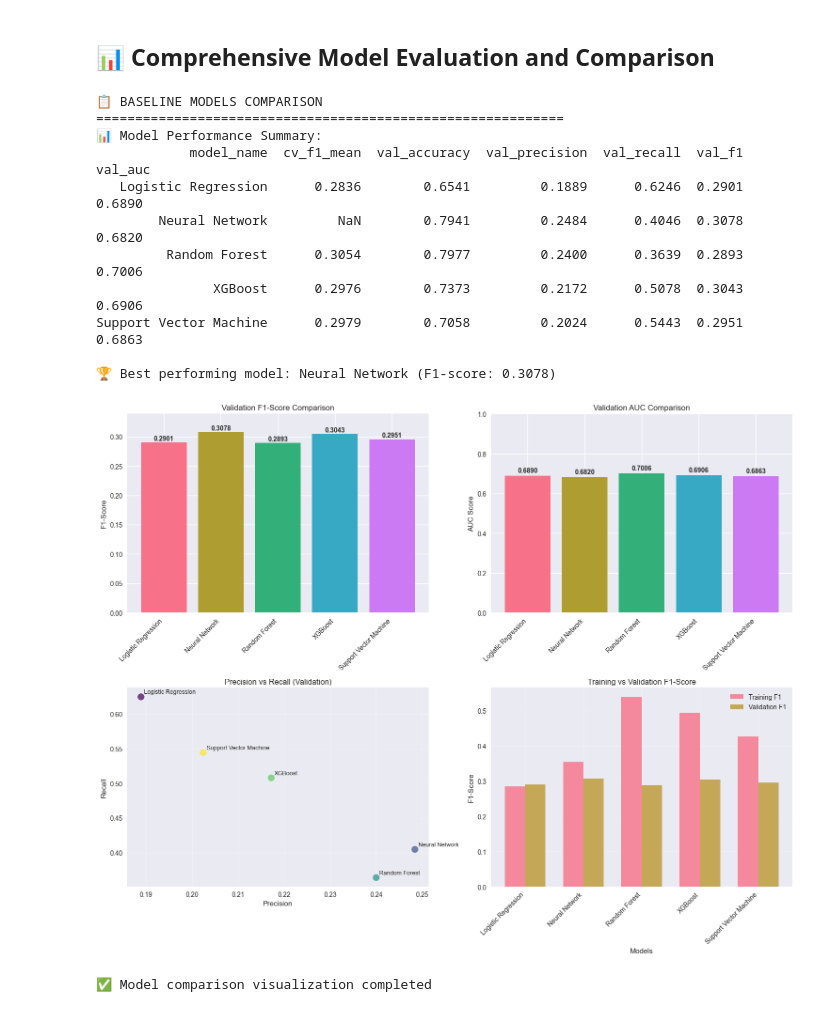
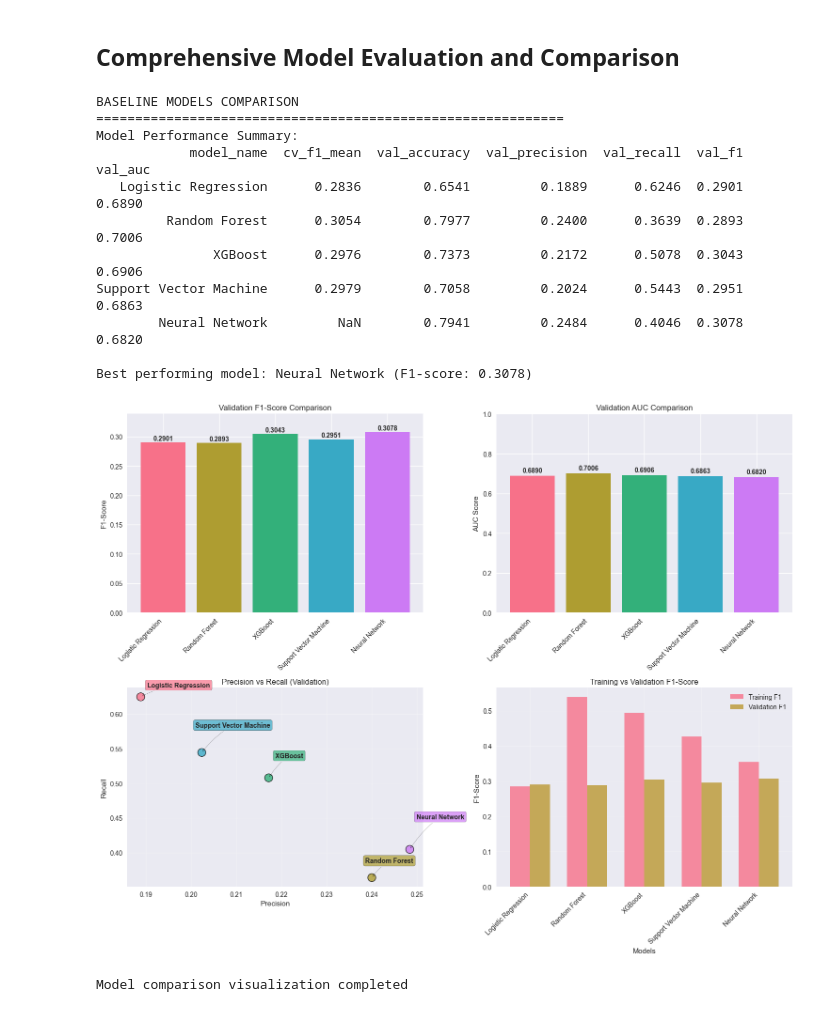
Before and after one commit to Petlaz/heart_risk_prediction, a Jupyter notebook: notebooks/03_modeling.ipynb, the cells around one changed output. Drawn from its saved outputs; the diff is of its cells as text; code cells hidden in the pictures.

```diff
--- a/notebooks/03_modeling.ipynb
+++ b/notebooks/03_modeling.ipynb
@@ -713,15 +708,15 @@ Current working directory: /Users/peter/Desktop/heart_risk_prediction/notebooks
 # %% [markdown]
-## 📊 Comprehensive Model Evaluation and Comparison
+## Comprehensive Model Evaluation and Comparison
 # %%
 # Model comparison summary
-print("📋 BASELINE MODELS COMPARISON")
+print("BASELINE MODELS COMPARISON")
 print("=" * 60)
 
 # Create results DataFrame
 results_df = pd.DataFrame(model_results)
 results_df = results_df.round(4)
 
-print("📊 Model Performance Summary:")
+print("Model Performance Summary:")
 print(results_df[['model_name', 'cv_f1_mean', 'val_accuracy', 'val_precision', 'val_recall', 'val_f1', 'val_auc']].to_string(index=False))
 
 # Find best model by validation F1-score
@@ -729,7 +724,7 @@ best_model_idx = results_df['val_f1'].idxmax()
 best_model_name = results_df.loc[best_model_idx, 'model_name']
 best_f1 = results_df.loc[best_model_idx, 'val_f1']
 
-print(f"\n🏆 Best performing model: {best_model_name} (F1-score: {best_f1:.4f})")
+print(f"\nBest performing model: {best_model_name} (F1-score: {best_f1:.4f})")
 
 # Performance comparison visualization
 fig, axes = plt.subplots(2, 2, figsize=(15, 12))
@@ -764,54 +759,63 @@ for bar, val in zip(bars2, results_df['val_auc']):
 
 # 3. Precision vs Recall
 ax3 = axes[1, 0]
+colors = sns.color_palette("husl", len(results_df))
 scatter = ax3.scatter(results_df['val_precision'], results_df['val_recall'],
-                     s=100, c=range(len(results_df)), cmap='viridis', alpha=0.7)
+                     s=150, c=colors, alpha=0.8, edgecolors='black', linewidth=1)
 ax3.set_xlabel('Precision')
 ax3.set_ylabel('Recall')
 ax3.set_title('Precision vs Recall (Validation)')
 ax3.grid(True, alpha=0.3)
 
-# Add model name labels
+# Add model name labels with improved positioning
 for i, model in enumerate(results_df['model_name']):
+    # Use different offsets for better spacing
+    offset_x = 10 if i % 2 == 0 else -10
+    offset_y = 15 + (i * 8)  # Stagger vertically
+
     ax3.annotate(model, (results_df['val_precision'][i], results_df['val_recall'][i]),
-                xytext=(5, 5), textcoords='offset points', fontsize=9)
+                xytext=(offset_x, offset_y), textcoords='offset points',
+                fontsize=10, fontweight='bold',
+                bbox=dict(boxstyle='round,pad=0.3', facecolor=colors[i], alpha=0.7),
+                arrowprops=dict(arrowstyle='->', connectionstyle='arc3,rad=0.1',
+                              color='black', alpha=0.6))
 
 # 4. Training vs Validation F1 (overfitting check)
 ax4 = axes[1, 1]
 x_pos = np.arange(len(results_df))
 width = 0.35
 
 train_bars = ax4.bar(x_pos - width/2, results_df['train_f1'], width,
                     label='Training F1', alpha=0.8)
 val_bars = ax4.bar(x_pos + width/2, results_df['val_f1'], width,
                   label='Validation F1', alpha=0.8)
 
 ax4.set_xlabel('Models')
 ax4.set_ylabel('F1-Score')
 ax4.set_title('Training vs Validation F1-Score')
 ax4.set_xticks(x_pos)
 ax4.set_xticklabels(results_df['model_name'], rotation=45, ha='right')
 ax4.legend()
 ax4.grid(True, alpha=0.3)
 
 plt.tight_layout()
 plt.show()
 
-print("\n✅ Model comparison visualization completed")
+print("\nModel comparison visualization completed")
 # %% [output]
-📋 BASELINE MODELS COMPARISON
+BASELINE MODELS COMPARISON
 ============================================================
-📊 Model Performance Summary:
+Model Performance Summary:
             model_name  cv_f1_mean  val_accuracy  val_precision  val_recall  val_f1  val_auc
    Logistic Regression      0.2836        0.6541         0.1889      0.6246  0.2901   0.6890
-        Neural Network         NaN        0.7941         0.2484      0.4046  0.3078   0.6820
          Random Forest      0.3054        0.7977         0.2400      0.3639  0.2893   0.7006
                XGBoost      0.2976        0.7373         0.2172      0.5078  0.3043   0.6906
 Support Vector Machine      0.2979        0.7058         0.2024      0.5443  0.2951   0.6863
+        Neural Network         NaN        0.7941         0.2484      0.4046  0.3078   0.6820
 
-🏆 Best performing model: Neural Network (F1-score: 0.3078)
+Best performing model: Neural Network (F1-score: 0.3078)
-[figure, old version]
+[figure, new version]
-✅ Model comparison visualization completed
+Model comparison visualization completed
 # %%
 # ROC Curves for all models
 plt.figure(figsize=(12, 8))
```
Also changed, not shown: parts of 23 cells of this notebook, 1 other file.
